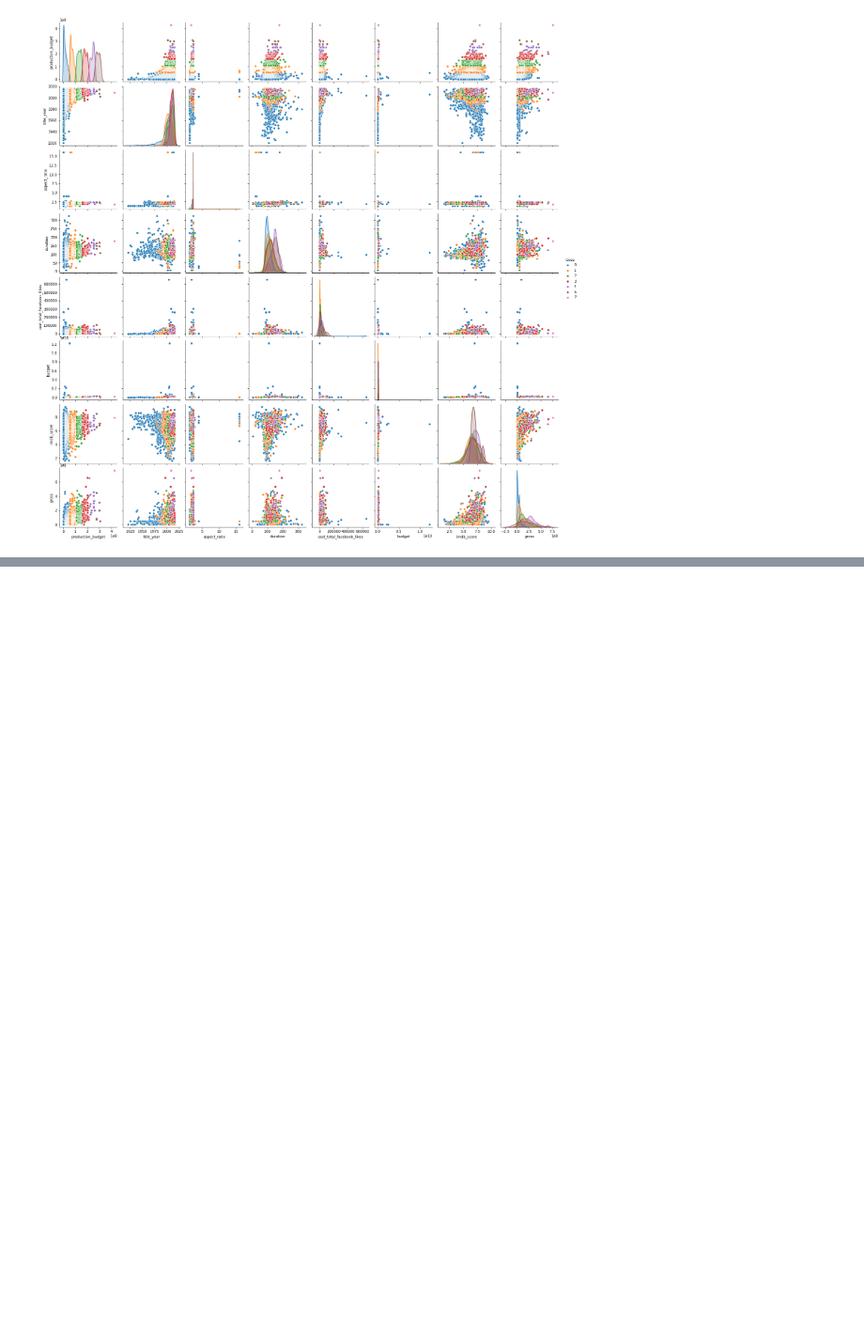
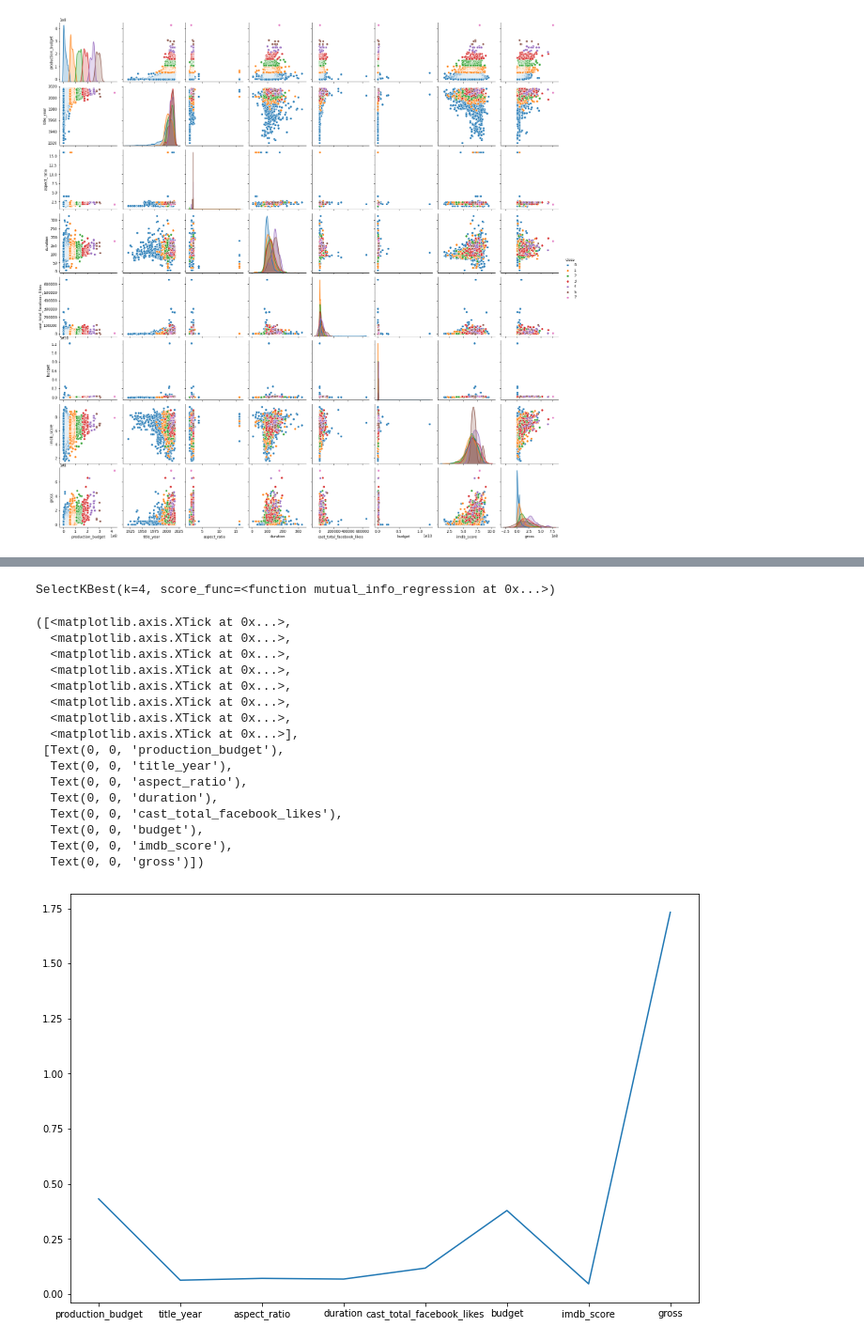
Before and after one commit to jocode/machine-learning-python, a Jupyter notebook: Análisis_y_selección_de_los_Features.ipynb, the cells around one changed output, grey strips where cells are left out. Shown at 94% size. Drawn from its saved outputs; the diff is of its cells as text; code cells hidden in the pictures; blank space fills up the shorter version.

```diff
--- a/Análisis_y_selección_de_los_Features.ipynb
+++ b/Análisis_y_selección_de_los_Features.ipynb
@@ -109,0 +126,32 @@ sns.pairplot(Z2,hue='class')
+# %%
+# Importamos la librería que obtiene la selección de la mejor feature
+from sklearn.feature_selection  import SelectKBest
+from sklearn.feature_selection import mutual_info_regression
+
+selector = SelectKBest(mutual_info_regression,k=4)
+selector.fit(X,y)
+# %% [output]
+SelectKBest(k=4, score_func=<function mutual_info_regression at 0x...>)
+# %%
+scores = selector.scores_
+plt.rcParams["figure.figsize"] = [12,8]
+plt.plot(scores)
+plt.xticks(np.arange(8), list(X.columns))
+# %% [output]
+([<matplotlib.axis.XTick at 0x...>,
+  <matplotlib.axis.XTick at 0x...>,
+  <matplotlib.axis.XTick at 0x...>,
+  <matplotlib.axis.XTick at 0x...>,
+  <matplotlib.axis.XTick at 0x...>,
+  <matplotlib.axis.XTick at 0x...>,
+  <matplotlib.axis.XTick at 0x...>,
+  <matplotlib.axis.XTick at 0x...>],
+ [Text(0, 0, 'production_budget'),
+  Text(0, 0, 'title_year'),
+  Text(0, 0, 'aspect_ratio'),
+  Text(0, 0, 'duration'),
+  Text(0, 0, 'cast_total_facebook_likes'),
+  Text(0, 0, 'budget'),
+  Text(0, 0, 'imdb_score'),
+  Text(0, 0, 'gross')])
+[figure, added]
```
Also changed, not shown: parts of 13 cells of this notebook.
